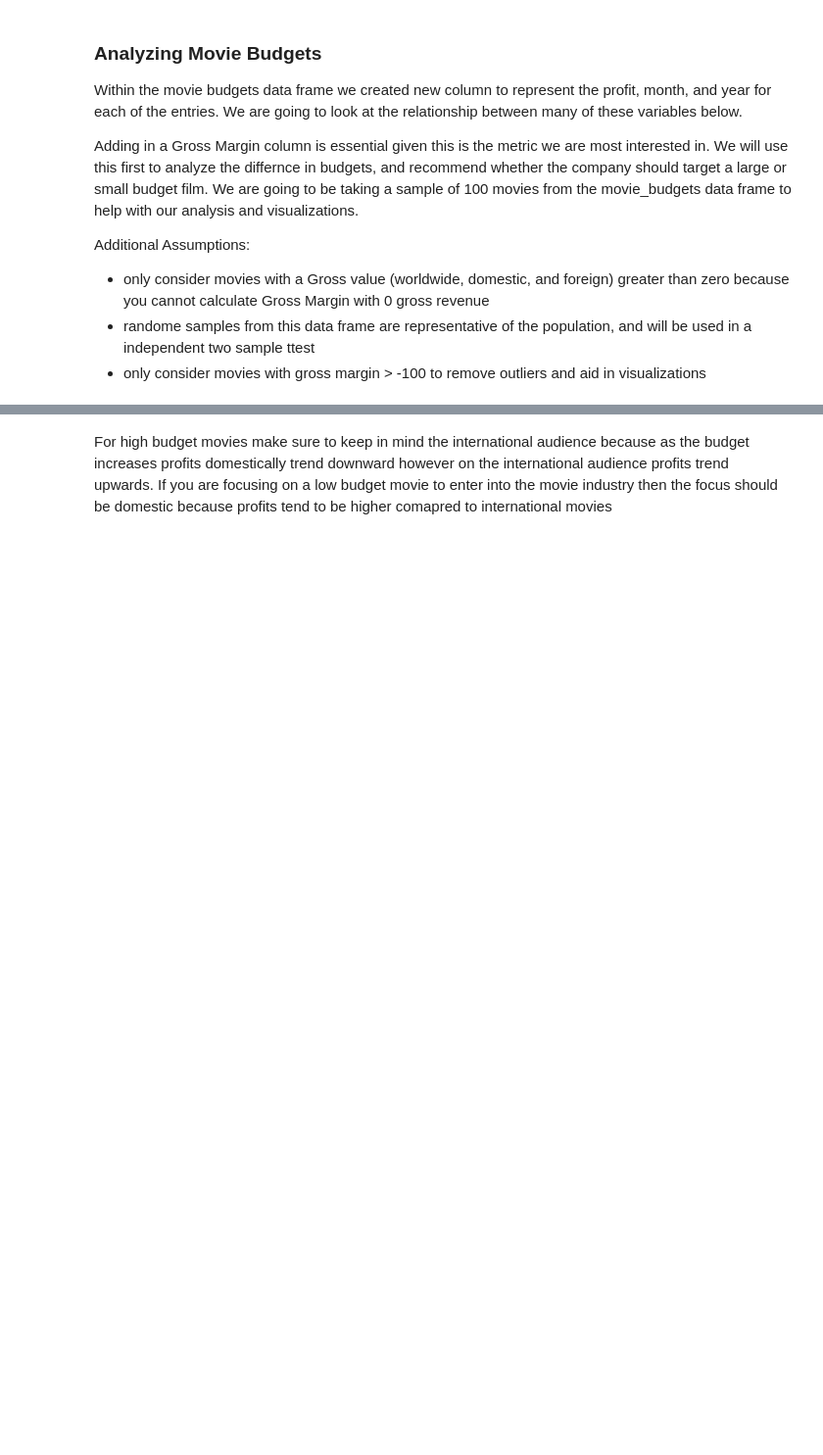
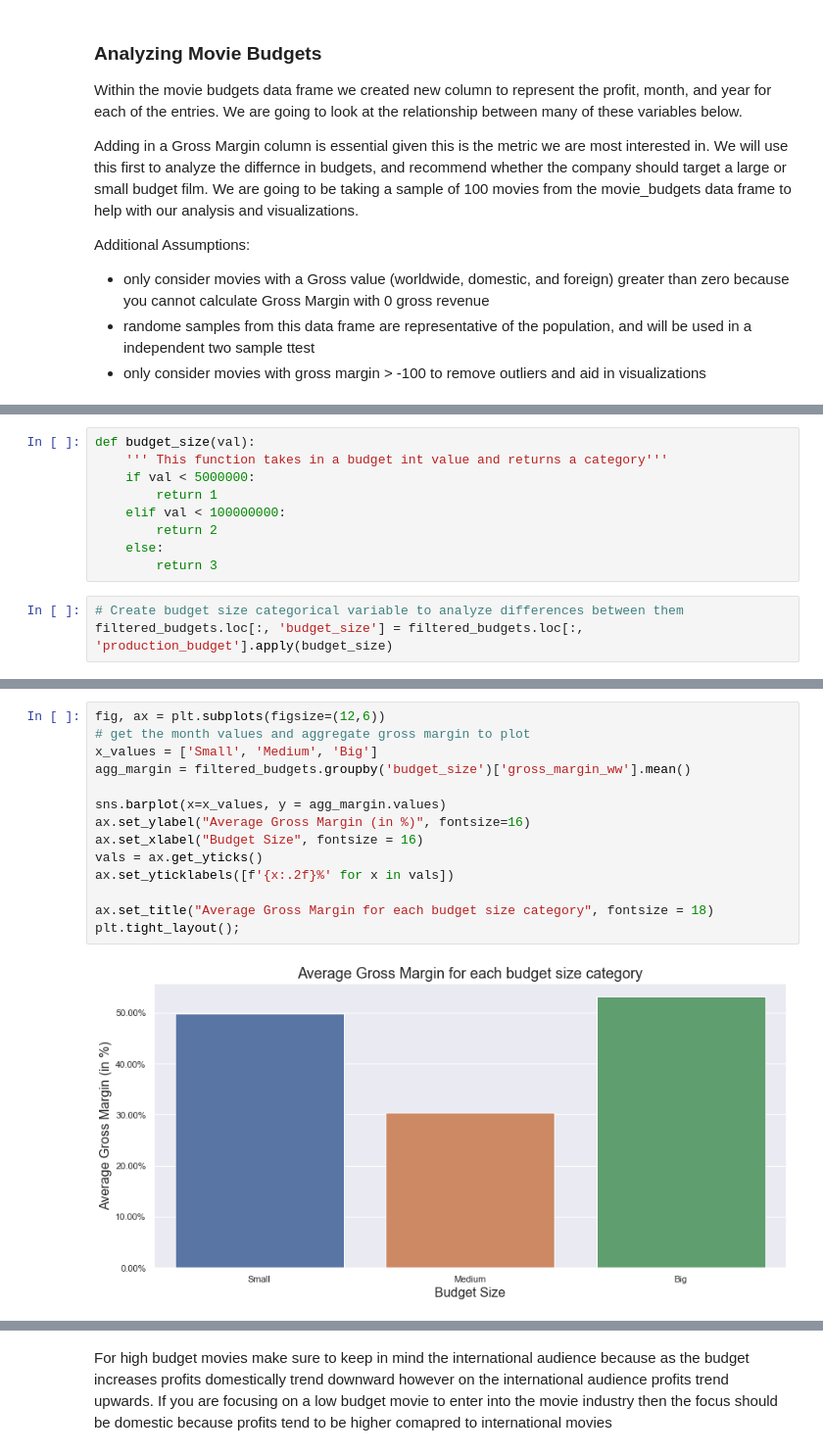
Before and after one commit to masonbatch/dsc-capstone, a Jupyter notebook: student.ipynb, the cells around one changed output, grey strips where cells are left out. Shown at 98% size. Drawn from its saved outputs; the diff is of its cells as text; blank space fills up the shorter version.

```diff
--- a/student.ipynb
+++ b/student.ipynb
@@ -367,0 +402,12 @@ Additional Assumptions:
+# %%
+def budget_size(val):
+    ''' This function takes in a budget int value and returns a category'''
+    if val < 5000000:
+        return 1
+    elif val < 100000000:
+        return 2
+    else:
+        return 3
+# %%
+# Create budget size categorical variable to analyze differences between them
+filtered_budgets.loc[:, 'budget_size'] = filtered_budgets.loc[:, 'production_budget'].apply(budget_size)
@@ -368,2 +422,18 @@ Additional Assumptions:
+# %%
+fig, ax = plt.subplots(figsize=(12,6))
+# get the month values and aggregate gross margin to plot
+x_values = ['Small', 'Medium', 'Big']
+agg_margin = filtered_budgets.groupby('budget_size')['gross_margin_ww'].mean()
+
+sns.barplot(x=x_values, y = agg_margin.values)
+ax.set_ylabel("Average Gross Margin (in %)", fontsize=16)
+ax.set_xlabel("Budget Size", fontsize = 16)
+vals = ax.get_yticks()
+ax.set_yticklabels([f'{x:.2f}%' for x in vals])
+
+ax.set_title("Average Gross Margin for each budget size category", fontsize = 18)
+plt.tight_layout();
+# %% [output]
+[figure, added]
 # %%
 # Create the Gross Margin column in a new dataframe called budgets
```
Also changed, not shown: parts of 17 cells of this notebook.
